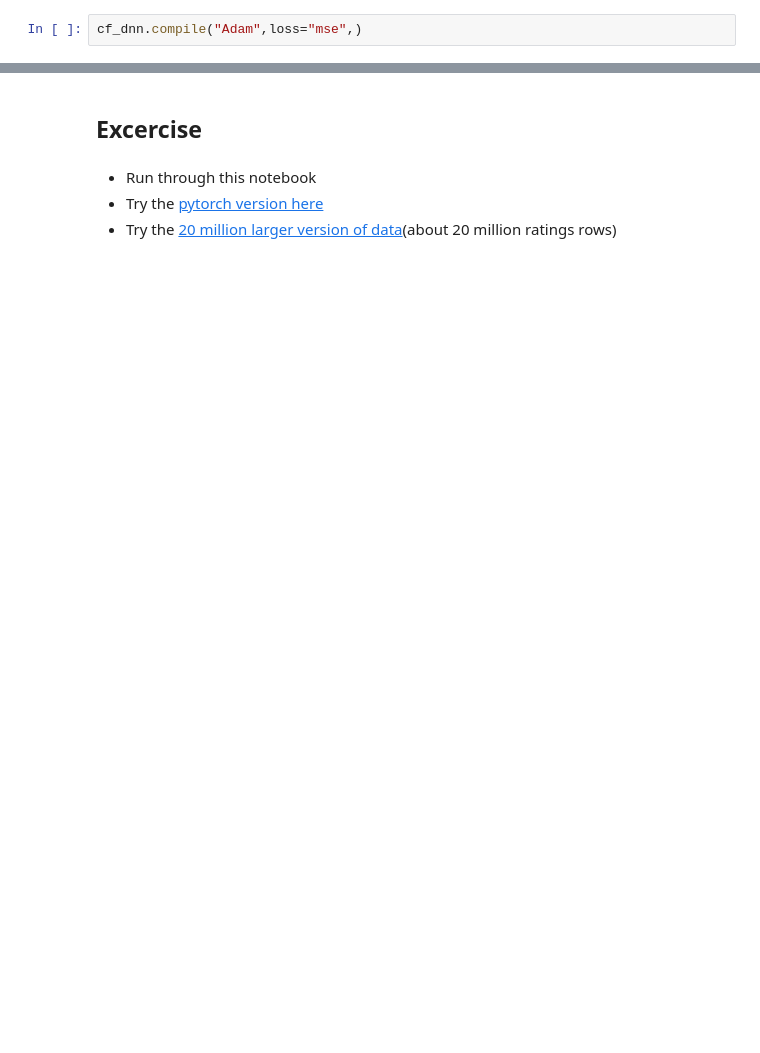
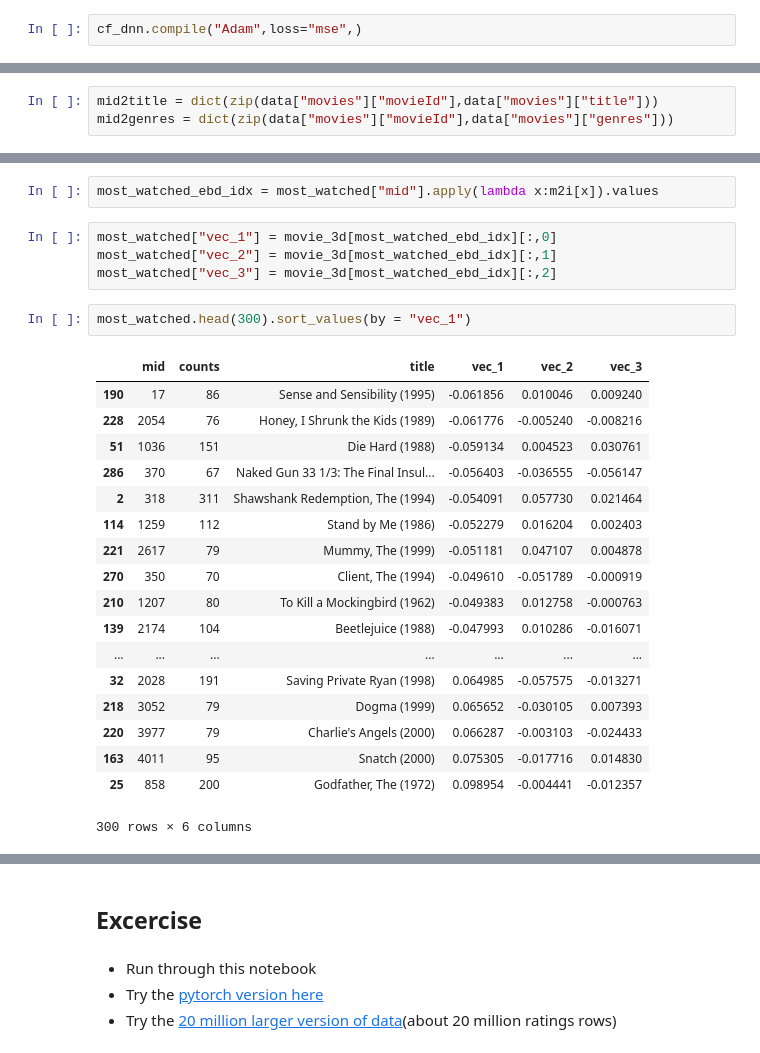
Before and after one commit to raynardj/python4ml, a Jupyter notebook: 3.1.3_recommender_system.ipynb, the cells around one changed output, grey strips where cells are left out. Cells and saved outputs as stored; diff of their text form; blank space fills up the shorter version.

Commit message:
finalized recommender

```diff
--- a/3.1.3_recommender_system.ipynb
+++ b/3.1.3_recommender_system.ipynb
@@ -252,0 +304,3 @@ Epoch 5/5
+# %%
+mid2title = dict(zip(data["movies"]["movieId"],data["movies"]["title"]))
+mid2genres = dict(zip(data["movies"]["movieId"],data["movies"]["genres"]))
@@ -252,0 +348,27 @@ Epoch 5/5
+# %%
+most_watched_ebd_idx = most_watched["mid"].apply(lambda x:m2i[x]).values
+# %%
+most_watched["vec_1"] = movie_3d[most_watched_ebd_idx][:,0]
+most_watched["vec_2"] = movie_3d[most_watched_ebd_idx][:,1]
+most_watched["vec_3"] = movie_3d[most_watched_ebd_idx][:,2]
+# %%
+most_watched.head(300).sort_values(by = "vec_1")
+# %% [output]
+|  | mid | counts | title | vec_1 | vec_2 | vec_3 |
+| 190 | 17 | 86 | Sense and Sensibility (1995) | -0.061856 | 0.010046 | 0.009240 |
+| 228 | 2054 | 76 | Honey, I Shrunk the Kids (1989) | -0.061776 | -0.005240 | -0.008216 |
+| 51 | 1036 | 151 | Die Hard (1988) | -0.059134 | 0.004523 | 0.030761 |
+| 286 | 370 | 67 | Naked Gun 33 1/3: The Final Insul... | -0.056403 | -0.036555 | -0.056147 |
+| 2 | 318 | 311 | Shawshank Redemption, The (1994) | -0.054091 | 0.057730 | 0.021464 |
+| 114 | 1259 | 112 | Stand by Me (1986) | -0.052279 | 0.016204 | 0.002403 |
+| 221 | 2617 | 79 | Mummy, The (1999) | -0.051181 | 0.047107 | 0.004878 |
+| 270 | 350 | 70 | Client, The (1994) | -0.049610 | -0.051789 | -0.000919 |
+| 210 | 1207 | 80 | To Kill a Mockingbird (1962) | -0.049383 | 0.012758 | -0.000763 |
+| 139 | 2174 | 104 | Beetlejuice (1988) | -0.047993 | 0.010286 | -0.016071 |
+| ... | ... | ... | ... | ... | ... | ... |
+| 32 | 2028 | 191 | Saving Private Ryan (1998) | 0.064985 | -0.057575 | -0.013271 |
+| 218 | 3052 | 79 | Dogma (1999) | 0.065652 | -0.030105 | 0.007393 |
+| 220 | 3977 | 79 | Charlie's Angels (2000) | 0.066287 | -0.003103 | -0.024433 |
+| 163 | 4011 | 95 | Snatch (2000) | 0.075305 | -0.017716 | 0.014830 |
+| 25 | 858 | 200 | Godfather, The (1972) | 0.098954 | -0.004441 | -0.012357 |
+300 rows × 6 columns
```
Also changed, not shown: parts of 21 cells of this notebook.
